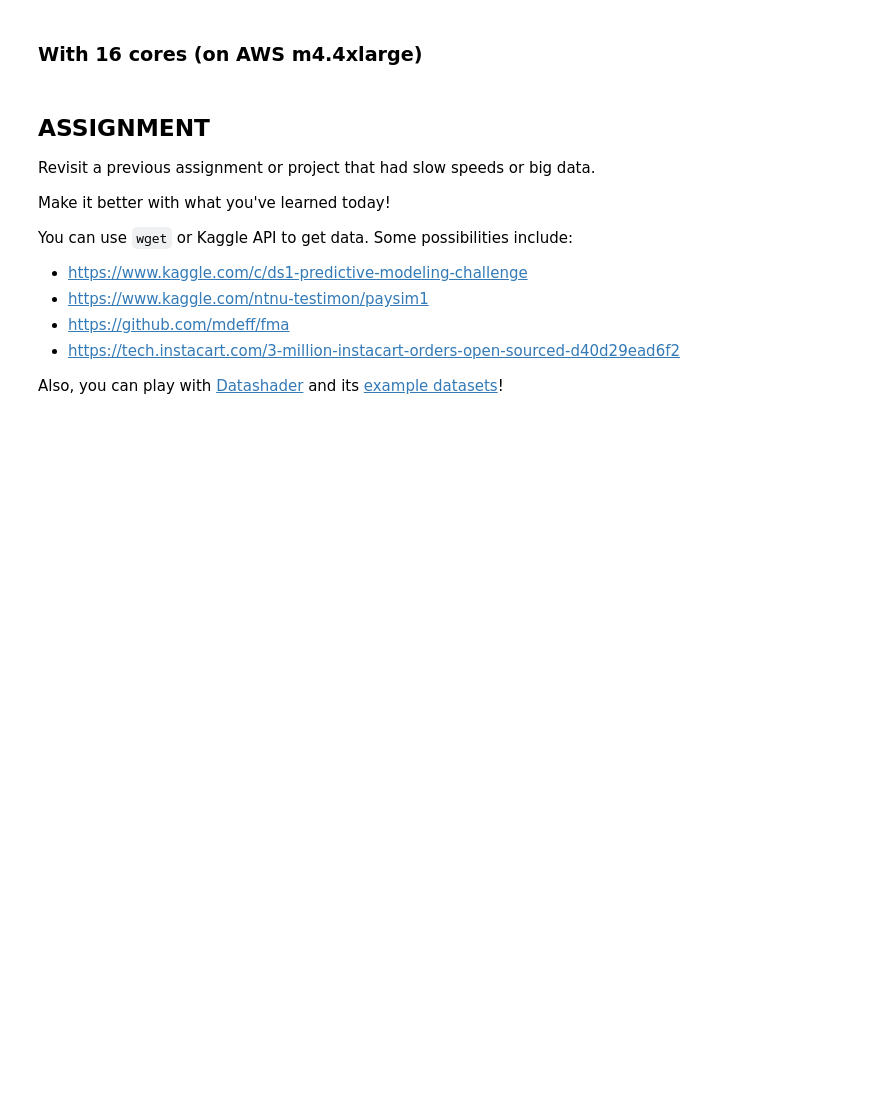
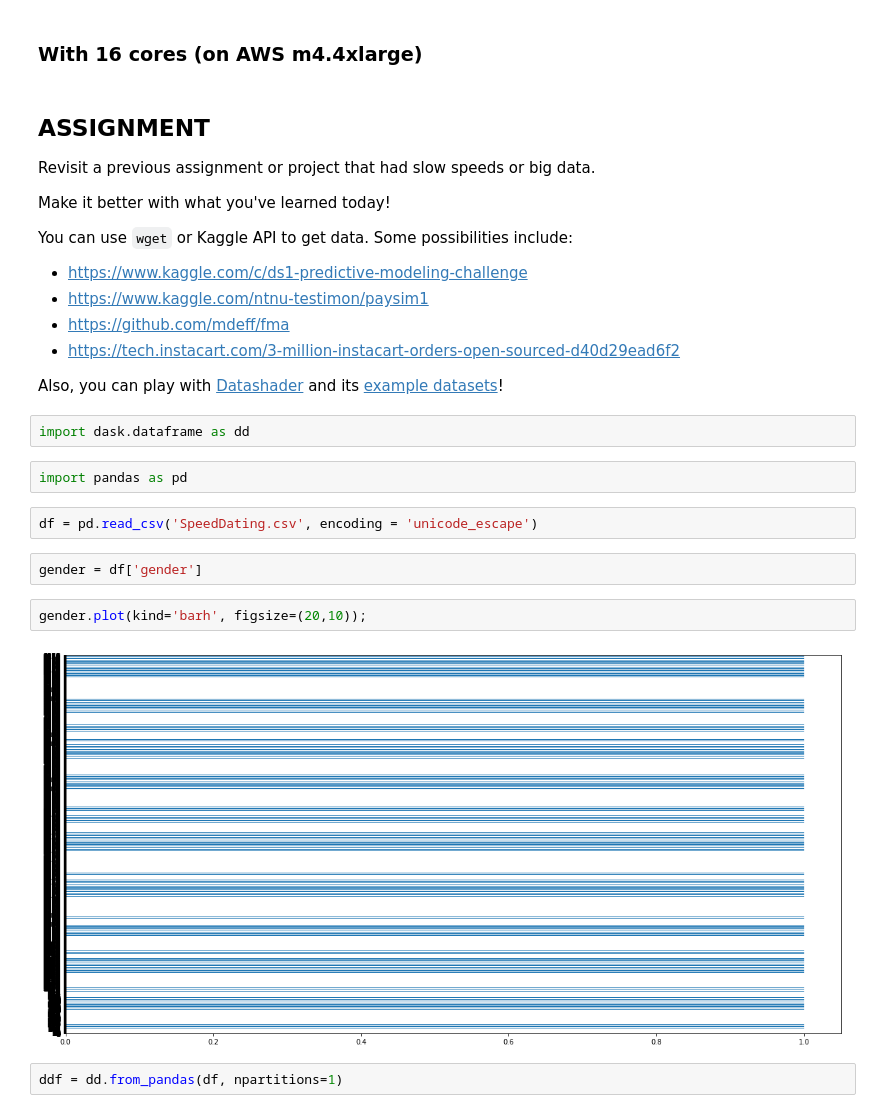
Before and after one commit to bloominstituteoftechnology/DS-Unit-3-Sprint-3-Big-Data, a Jupyter notebook: module1-aws-sagemaker/LS_DS_331_AWS_SageMaker.ipynb, the cells around one changed output. Saved outputs shown, nothing was run; the diff lists cells and outputs as text; blank space fills up the shorter version.

Commit message:
learned how to use dask and compute

```diff
--- a/module1-aws-sagemaker/LS_DS_331_AWS_SageMaker.ipynb
+++ b/module1-aws-sagemaker/LS_DS_331_AWS_SageMaker.ipynb
@@ -162,3 +162,17 @@ You can use `wget` or Kaggle API to get data. Some possibilities include:
 
 
 Also, you can play with [Datashader](http://datashader.org/) and its [example datasets](https://github.com/pyviz/datashader/blob/master/examples/datasets.yml)!
+# %%
+import dask.dataframe as dd
+# %%
+import pandas as pd
+# %%
+df = pd.read_csv('SpeedDating.csv', encoding = 'unicode_escape')
+# %%
+gender = df['gender']
+# %%
+gender.plot(kind='barh', figsize=(20,10));
+# %% [output]
+[figure, added]
+# %%
+ddf = dd.from_pandas(df, npartitions=1)
```
Also changed, not shown: parts of 8 cells of this notebook.
